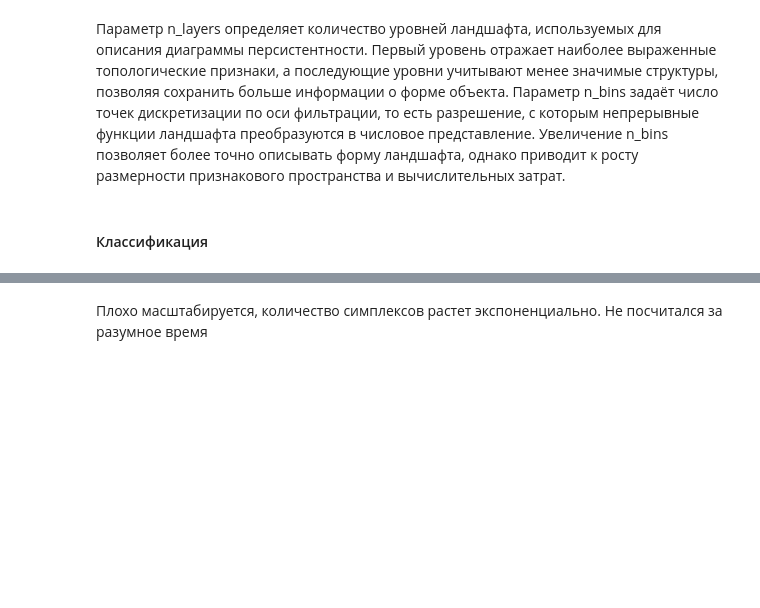
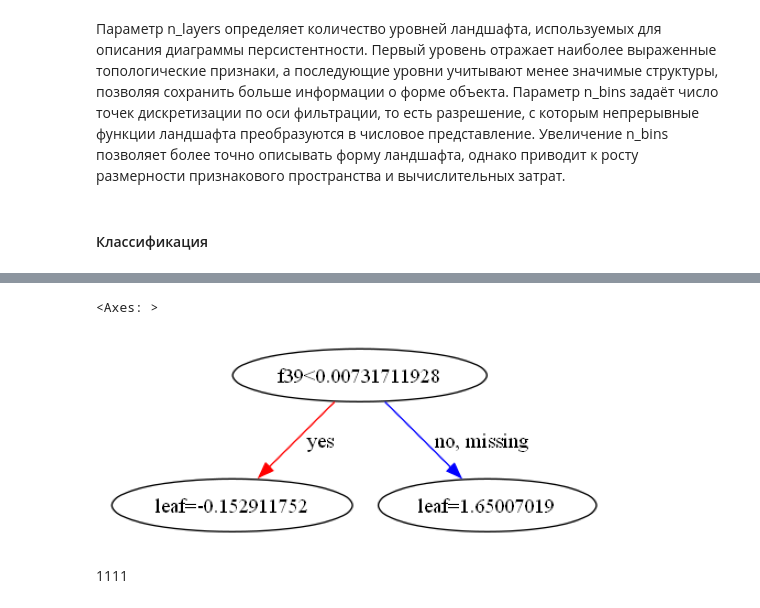
Before and after one commit to KnightKotOR/topology-mnist3d, a Jupyter notebook: feature-extraction/alpha_complex.ipynb, the cells around one changed output, grey strips where cells are left out. Saved outputs shown, nothing was run; the diff lists cells and outputs as text; code cells hidden in the pictures; blank space fills up the shorter version.

```diff
--- a/feature-extraction/alpha_complex.ipynb
+++ b/feature-extraction/alpha_complex.ipynb
@@ -311,10 +307,11 @@ importlib.reload(ml.optuna_search)
 # %%
-Y = labels_subsampled
-print(Y.shape[0])
-s = Y.shape[0]
+y_train = labels
+y_test = test_labels
 
-X_squeezed = np.reshape(landscapes, (Y.shape[0],-1))
-print(X_squeezed.shape)
+X_train = np.reshape(landscapes, (y_train.shape[0],-1))
+print(X_train.shape)
 
-X_train, X_test, y_train, y_test = train_test_split(X_squeezed, Y, test_size=0.2,random_state=42, stratify=Y)
-X_val, X_test, y_val, y_test = train_test_split(X_test, y_test, test_size=0.5, random_state=42, stratify=y_test)
+X_test_squeezed = np.reshape(test_landscapes, (y_test.shape[0],-1))
+print(X_test_squeezed.shape)
+
+X_val, X_test, y_val, y_test = train_test_split(X_test_squeezed, y_test, test_size=0.5, random_state=42, stratify=y_test)
@@ -322,6 +322,6 @@ X_val, X_test, y_val, y_test = train_test_split(X_test, y_test, test_size=0.5, r
 model_list = ["XGBClassifier"]
 
 search = ml.optuna_search.ModelOptimization(model_list)
-search.fit(X_train, y_train, X_val, y_val, X_test, y_test, n_trials=30, n_startup_trials=10)
+search.fit(X_train, y_train, X_val, y_val, X_test, y_test, n_trials=5, n_startup_trials=5)
 
 clf = search.best_models[0]
@@ -352,2 +359,0 @@ plt.show()
-# %% [markdown]
-Плохо масштабируется, количество симплексов растет экспоненциально. Не посчитался за разумное время
@@ -364,0 +360,28 @@ diagrams = persistence.fit_transform(subsampled_point_clouds)
+# %%
+import pickle
+from pathlib import Path
+
+model_path = Path("./ml/models/alpha/XGB.pkl")
+
+with open (model_path,'wb') as f:
+    pickle.dump(clf, f)
+# %%
+import pickle
+from pathlib import Path
+
+model_path = Path("./ml/models/alpha/XGB.pkl")
+
+with open (model_path,'rb') as f:
+    clf = pickle.load(f)
+# %%
+import os
+os.environ["PATH"] += os.pathsep + 'C:/Program Files/Graphviz/bin/'
+
+from xgboost import plot_tree
+
+plot_tree(clf)
+# %% [output]
+<Axes: >
+[figure, added]
+# %% [markdown]
+1111
```
Also changed, not shown: parts of 46 cells of this notebook, 4 other files.
